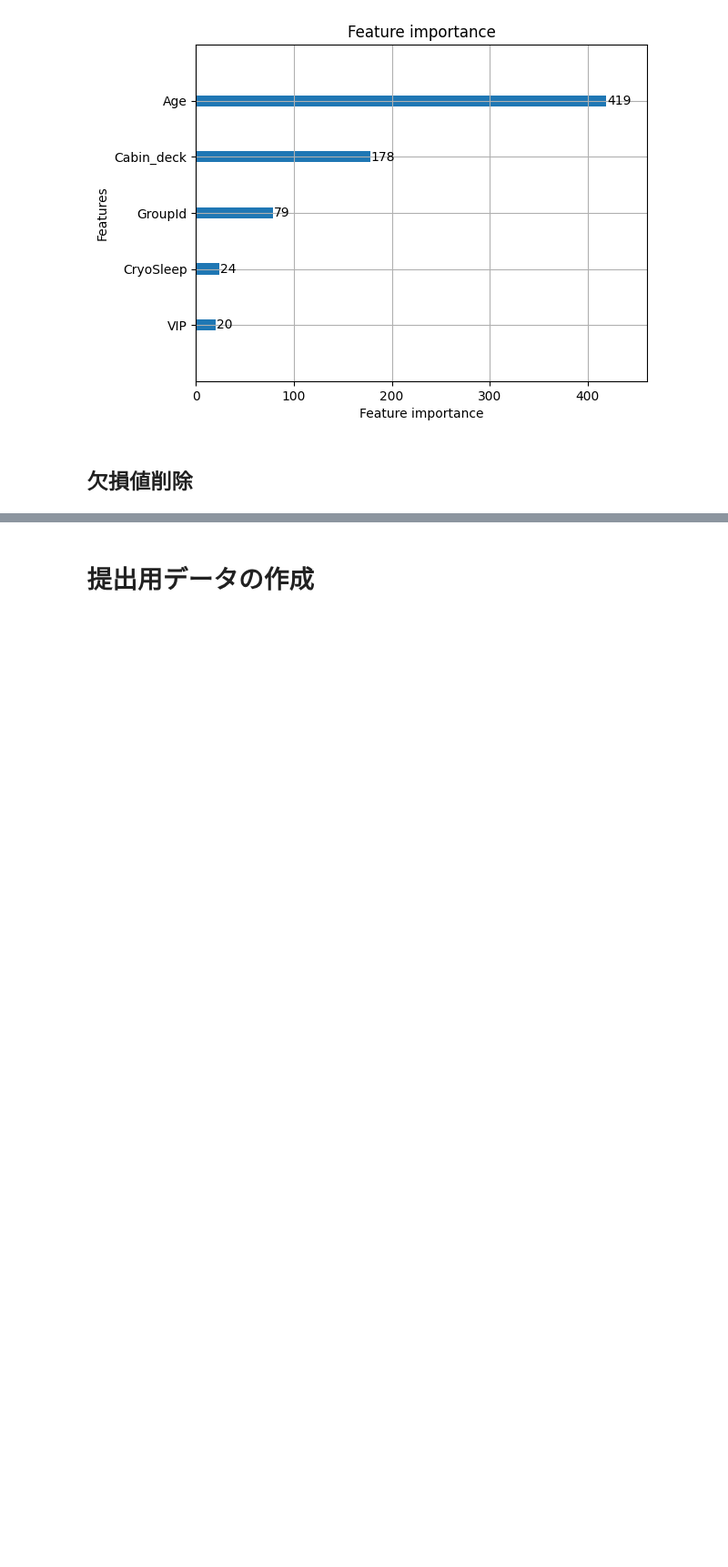
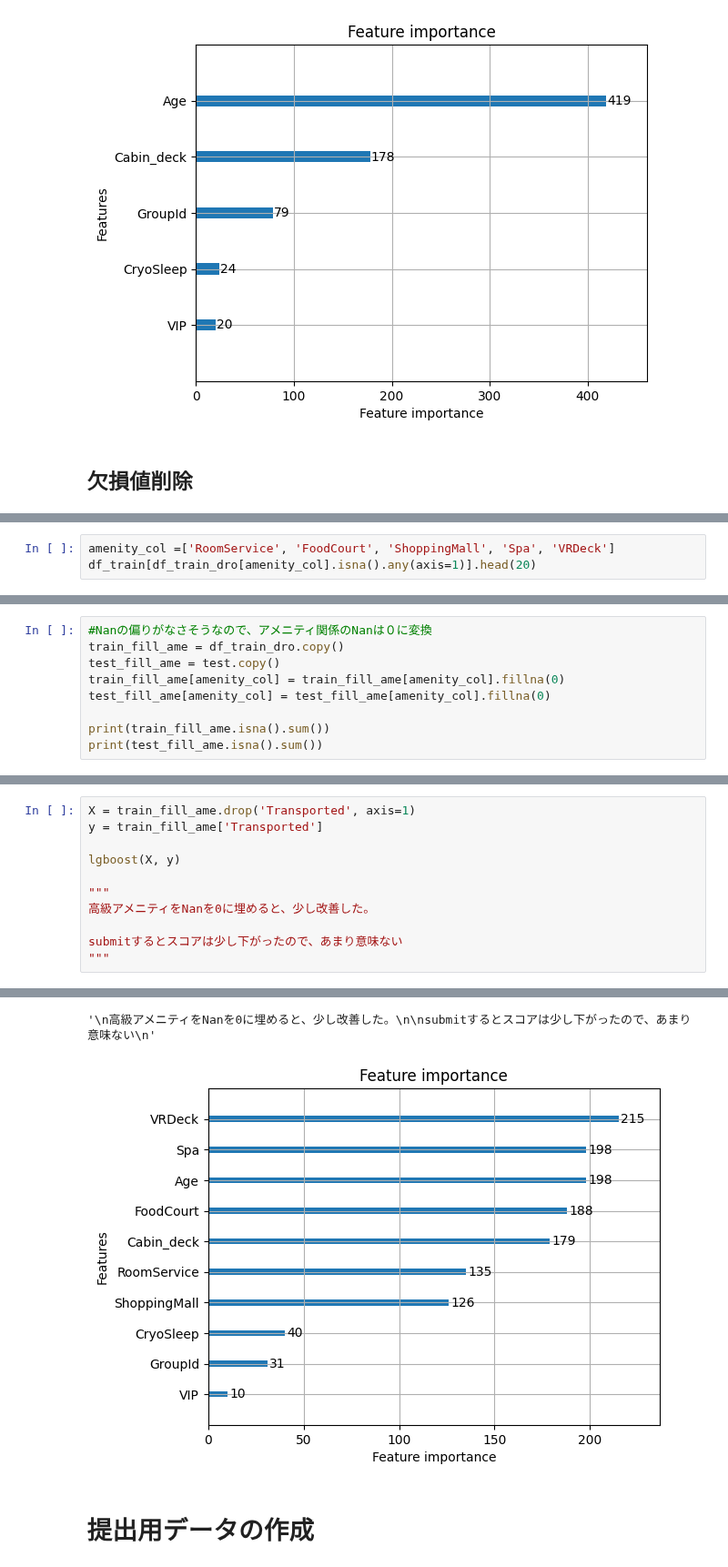
Before and after one commit to Masato-210831/For_study, a Jupyter notebook: Python_code/spaceship-titanic_kaggle.ipynb, the cells around one changed output, grey strips where cells are left out. Shown at 91% size. Cells and saved outputs as stored; diff of their text form; blank space fills up the shorter version.

```diff
--- a/Python_code/spaceship-titanic_kaggle.ipynb
+++ b/Python_code/spaceship-titanic_kaggle.ipynb
@@ -412,0 +425,3 @@ VRDeckなどの高級アメニティ関係がかなり重要になっている
+# %%
+amenity_col =['RoomService', 'FoodCourt', 'ShoppingMall', 'Spa', 'VRDeck']
+df_train[df_train_dro[amenity_col].isna().any(axis=1)].head(20)
@@ -412,0 +446,9 @@ VRDeckなどの高級アメニティ関係がかなり重要になっている
+# %%
+#Nanの偏りがなさそうなので、アメニティ関係のNanは０に変換
+train_fill_ame = df_train_dro.copy()
+test_fill_ame = test.copy()
+train_fill_ame[amenity_col] = train_fill_ame[amenity_col].fillna(0)
+test_fill_ame[amenity_col] = test_fill_ame[amenity_col].fillna(0)
+
+print(train_fill_ame.isna().sum())
+print(test_fill_ame.isna().sum())
@@ -412,0 +473,12 @@ VRDeckなどの高級アメニティ関係がかなり重要になっている
+# %%
+X = train_fill_ame.drop('Transported', axis=1)
+y = train_fill_ame['Transported']
+
+lgboost(X, y)
+
+"""
+高級アメニティをNanを0に埋めると、少し改善した。
+
+submitするとスコアは少し下がったので、あまり意味ない
+"""
+# %% [output]
@@ -413,3 +502,5 @@ VRDeckなどの高級アメニティ関係がかなり重要になっている
+'\n高級アメニティをNanを0に埋めると、少し改善した。\n\nsubmitするとスコアは少し下がったので、あまり意味ない\n'
+[figure, added]
 # %% [markdown]
 # 提出用データの作成
 # %%
```
Also changed, not shown: parts of 11 cells of this notebook.
